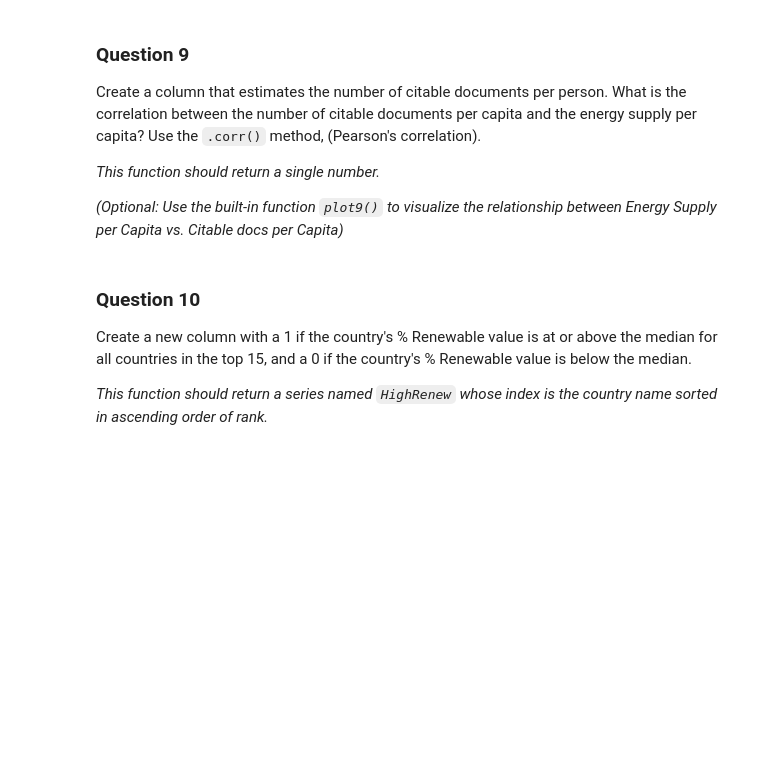
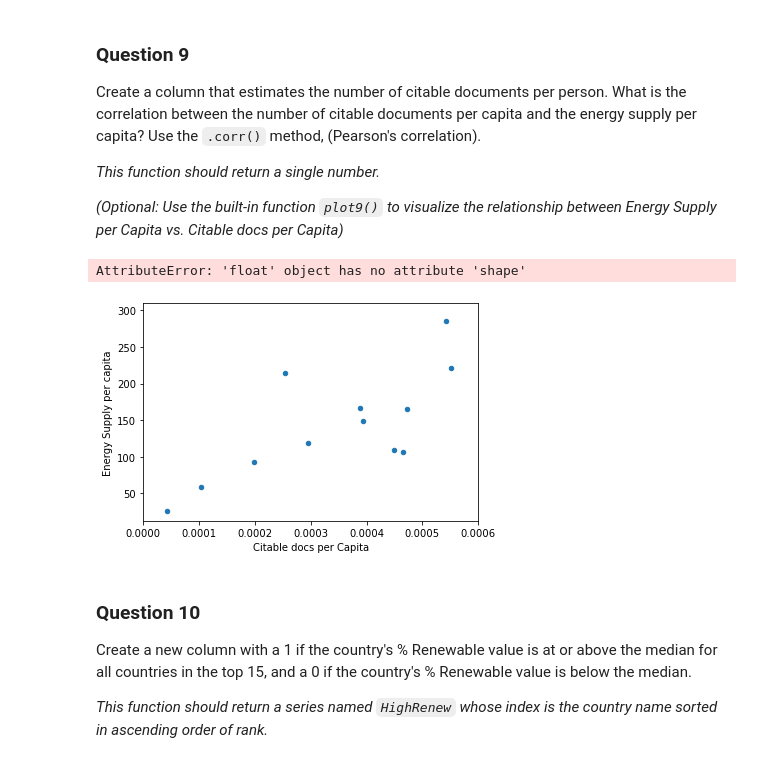
Before and after one commit to henriqueumeda/-Python-study, a Jupyter notebook: UM/assignments/assignment3/assignment3.ipynb, the cells around one changed output. Drawn from its saved outputs; the diff is of its cells as text; code cells hidden in the pictures; blank space fills up the shorter version.

Commit message:
Answered question 9

```diff
--- a/UM/assignments/assignment3/assignment3.ipynb
+++ b/UM/assignments/assignment3/assignment3.ipynb
@@ -369,12 +371,22 @@ def answer_nine():
+# %%
+df = answer_nine()
+df['Citable docs per Capita'].corr(df['Energy Supply per capita'])
+# %% [output]
+AttributeError: 'float' object has no attribute 'shape'
 # %%
 def plot9():
     import matplotlib as plt
     %matplotlib inline
 
     Top15 = answer_one()
-    Top15['PopEst'] = Top15['Energy Supply'] / Top15['Energy Supply per Capita']
+    Top15['PopEst'] = Top15['Energy Supply'] / Top15['Energy Supply per capita']
     Top15['Citable docs per Capita'] = Top15['Citable documents'] / Top15['PopEst']
-    Top15.plot(x='Citable docs per Capita', y='Energy Supply per Capita', kind='scatter', xlim=[0, 0.0006])
+    Top15.plot(x='Citable docs per Capita', y='Energy Supply per capita', kind='scatter', xlim=[0, 0.0006])
+# %%
+df = plot9()
+df
+# %% [output]
+[figure, added]
 # %%
 assert answer_nine() >= -1. and answer_nine() <= 1., "Q9: A valid correlation should between -1 to 1!"
 # %% [markdown]
```
Also changed, not shown: parts of 4 cells of this notebook.
